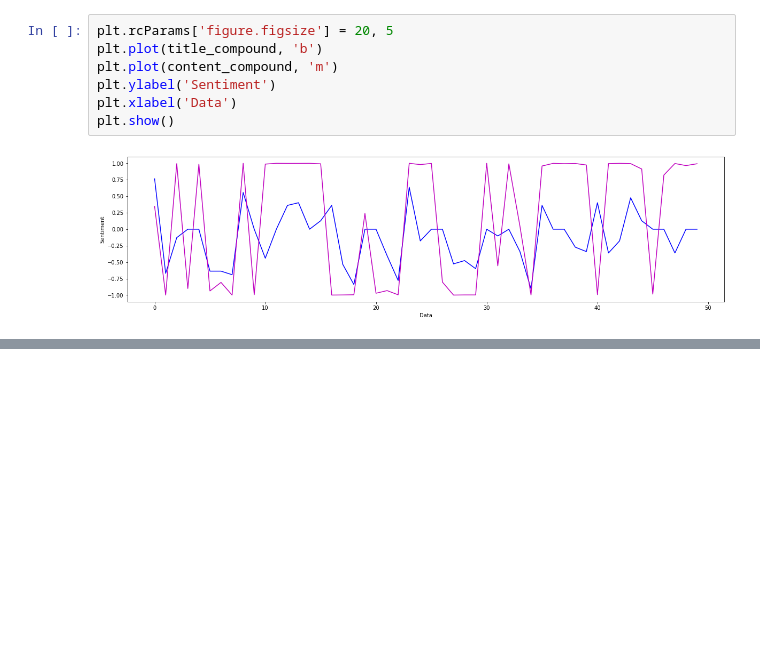
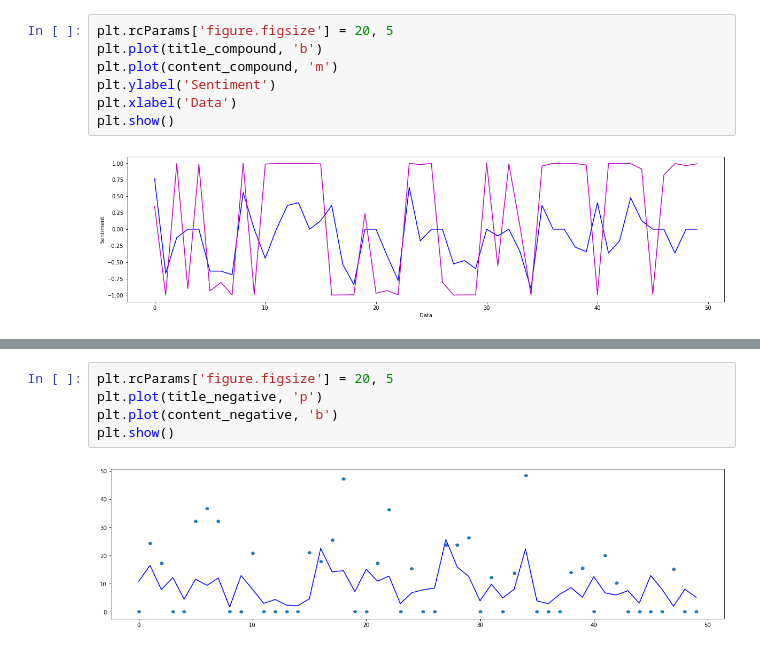
Before and after one commit to arabind-meher/News-Data-Analysis, a Jupyter notebook: 03_sentiment_analysis_on_news_data.ipynb, the cells around one changed output, grey strips where cells are left out. Saved outputs shown, nothing was run; the diff lists cells and outputs as text; blank space fills up the shorter version.

```diff
--- a/03_sentiment_analysis_on_news_data.ipynb
+++ b/03_sentiment_analysis_on_news_data.ipynb
@@ -84,2 +95,9 @@ plt.show()
+# %%
+plt.rcParams['figure.figsize'] = 20, 5
+plt.plot(title_negative, 'p')
+plt.plot(content_negative, 'b')
+plt.show()
+# %% [output]
+[figure, added]
 # %%
 plt.rcParams['figure.figsize'] = 20, 5
```
Also changed, not shown: parts of 6 cells of this notebook, 1 other file.
